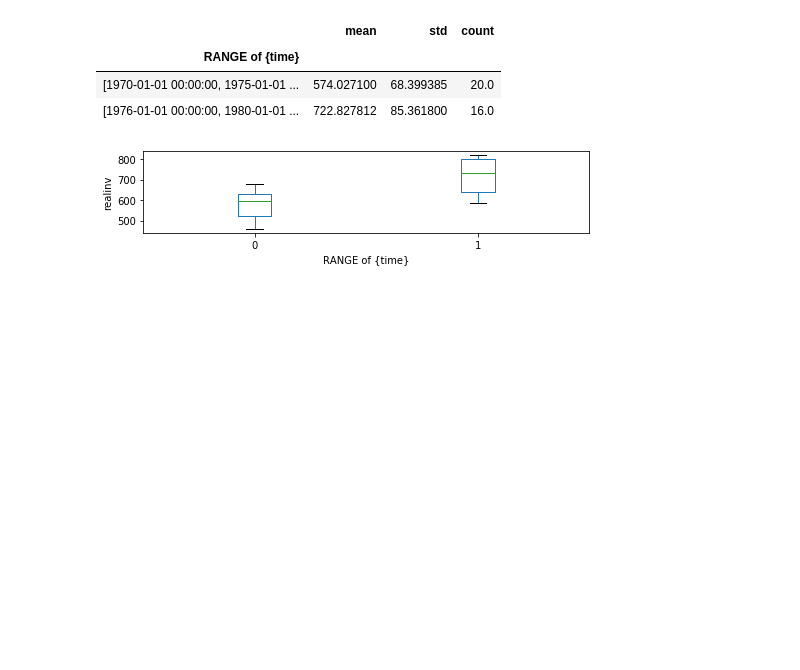
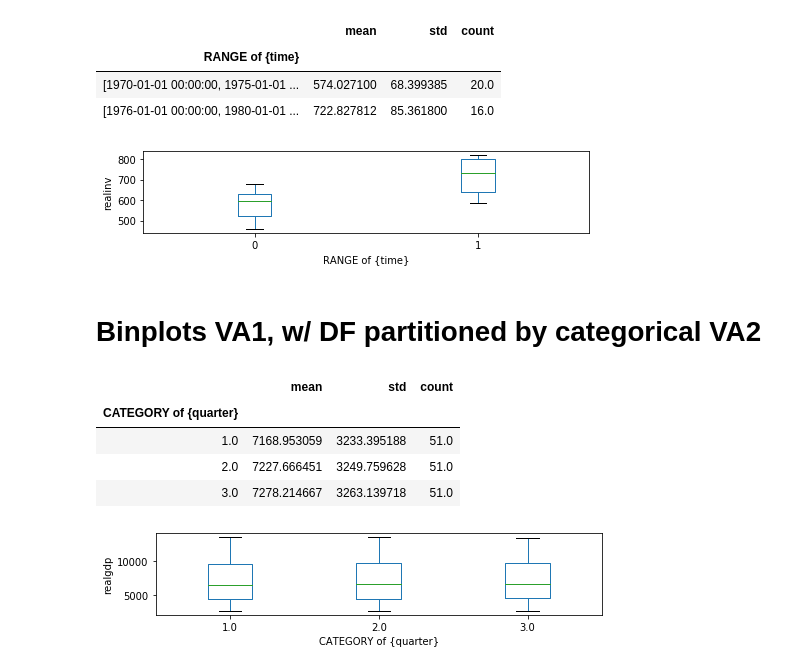
Before and after one commit to zpf0917/Plotting-TimeSeries_Reference, a Jupyter notebook: 999_Pattern_&_Hypo.ipynb, the cells around one changed output. Drawn from its saved outputs; the diff is of its cells as text; code cells hidden in the pictures; blank space fills up the shorter version.

```diff
--- a/999_Pattern_&_Hypo.ipynb
+++ b/999_Pattern_&_Hypo.ipynb
@@ -220,3 +220,5 @@ BINPLOT_VA1_parted_by_list_of_pairs_of_VA2(
 | [1970-01-01 00:00:00, 1975-01-01 ... | 574.027100 | 68.399385 | 20.0 |
 | [1976-01-01 00:00:00, 1980-01-01 ... | 722.827812 | 85.361800 | 16.0 |
 [figure]
+# %% [markdown]
+# Binplots VA1, w/ DF partitioned by categorical VA2
@@ -222,0 +273,15 @@ BINPLOT_VA1_parted_by_list_of_pairs_of_VA2(
+# %%
+BINPLOT_VA1_parted_by_categorical_VA2(
+    df,
+    'realgdp',
+    'quarter',
+    [1,2,3],
+    fig_size = (8,1.5)
+)
+# %% [output]
+|  | mean | std | count |
+| CATEGORY of {quarter} |  |  |  |
+| 1.0 | 7168.953059 | 3233.395188 | 51.0 |
+| 2.0 | 7227.666451 | 3249.759628 | 51.0 |
+| 3.0 | 7278.214667 | 3263.139718 | 51.0 |
+[figure, added]
```
Also changed, not shown: parts of 4 cells of this notebook.
